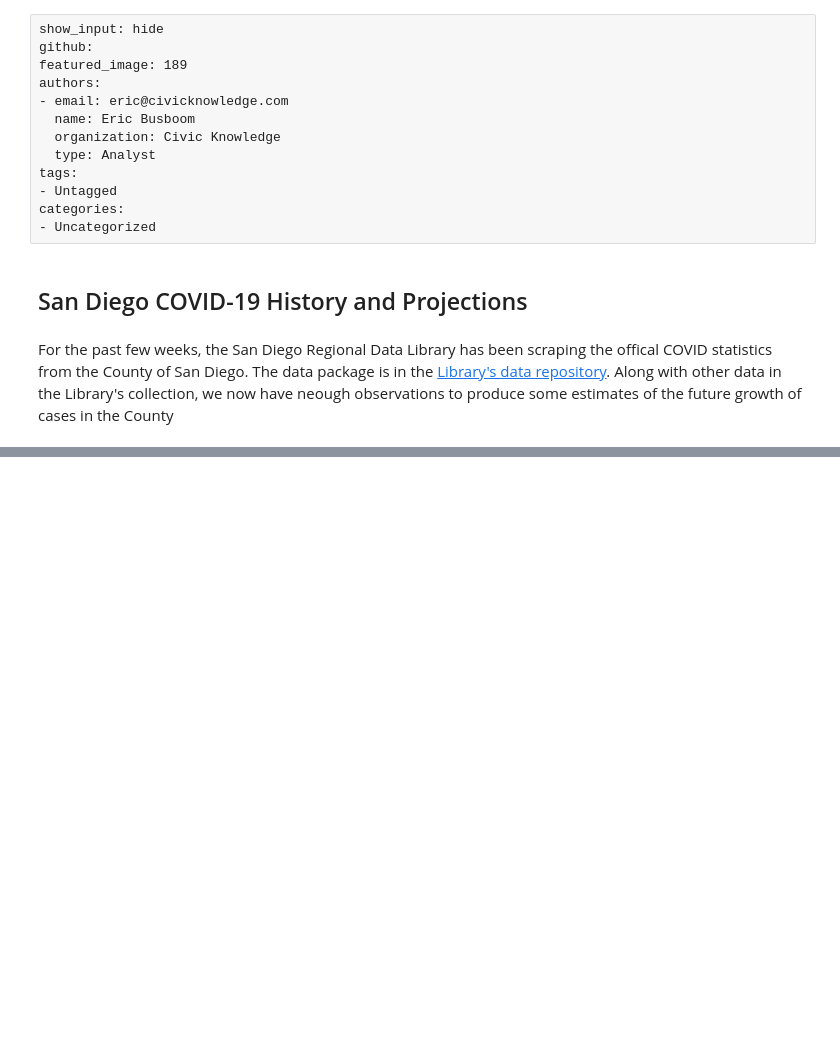
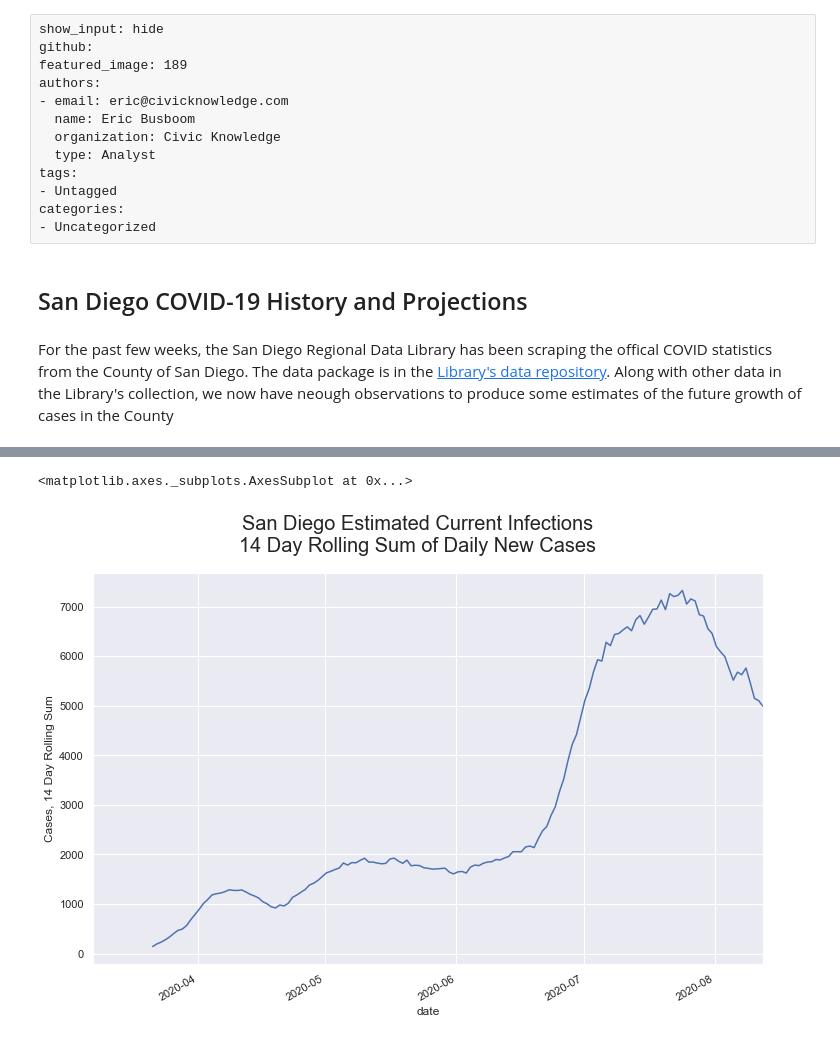
Before and after one commit to metatab-packages/covid19-collection, a Jupyter notebook: Notebooks/San Diego.ipynb, the cells around one changed output, grey strips where cells are left out. Saved outputs shown, nothing was run; the diff lists cells and outputs as text; code cells hidden in the pictures; blank space fills up the shorter version.

```diff
--- a/Notebooks/San Diego.ipynb
+++ b/Notebooks/San Diego.ipynb
@@ -303,0 +330,13 @@ plot_gr(df.dropna(subset=['cases_rate']), 'cases_rate')
+# %%
+fig, ax = plt.subplots(figsize=(12,8))
+
+fig.suptitle('San Diego Estimated Current Infections\n14 Day Rolling Sum of Daily New Cases',fontsize=20)
+
+ax.set_ylabel('Cases, 14 Day Rolling Sum')
+ax.set_xlabel('Date');
+
+t = df.set_index('date')
+t.new_cases.rolling(14).sum().plot()
+# %% [output]
+<matplotlib.axes._subplots.AxesSubplot at 0x...>
+[figure, added]
```
Also changed, not shown: parts of 14 cells of this notebook, 2 other files.
